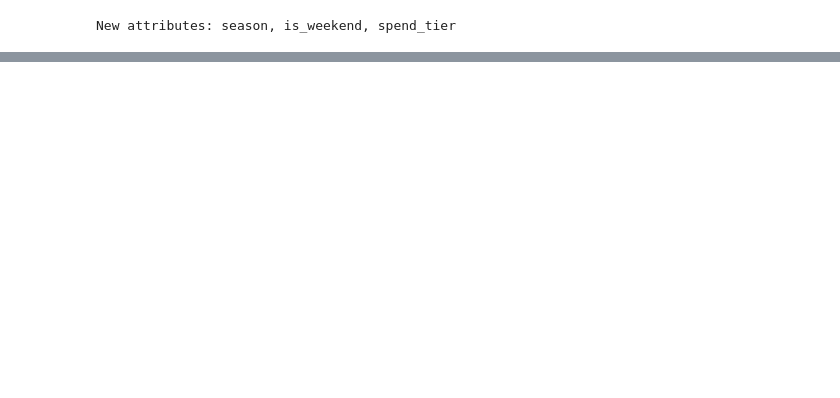
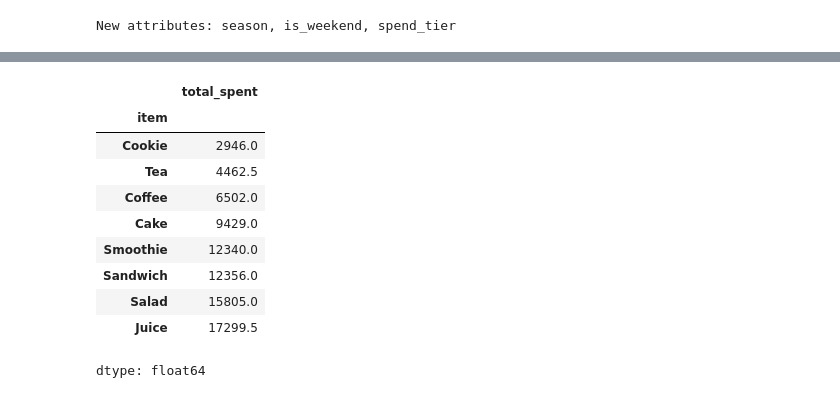
Before and after one commit to DymaStar/Analysis_Cafe_Sales-, a Jupyter notebook: EDA_cafe_sales_pr_DimaStar.ipynb, the cells around one changed output, grey strips where cells are left out. Cells and saved outputs as stored; diff of their text form; code cells hidden in the pictures; blank space fills up the shorter version.

```diff
--- a/EDA_cafe_sales_pr_DimaStar.ipynb
+++ b/EDA_cafe_sales_pr_DimaStar.ipynb
@@ -850,0 +859,15 @@ New attributes: season, is_weekend, spend_tier
+# %%
+# Перевірка: сумарна виручка по кожному товару (числовий вивід)
+df.groupby('item')['total_spent'].sum().sort_values()
+# %% [output]
+|  | total_spent |
+| item |  |
+| Cookie | 2946.0 |
+| Tea | 4462.5 |
+| Coffee | 6502.0 |
+| Cake | 9429.0 |
+| Smoothie | 12340.0 |
+| Sandwich | 12356.0 |
+| Salad | 15805.0 |
+| Juice | 17299.5 |
+dtype: float64
```
Also changed, not shown: parts of 5 cells of this notebook.
